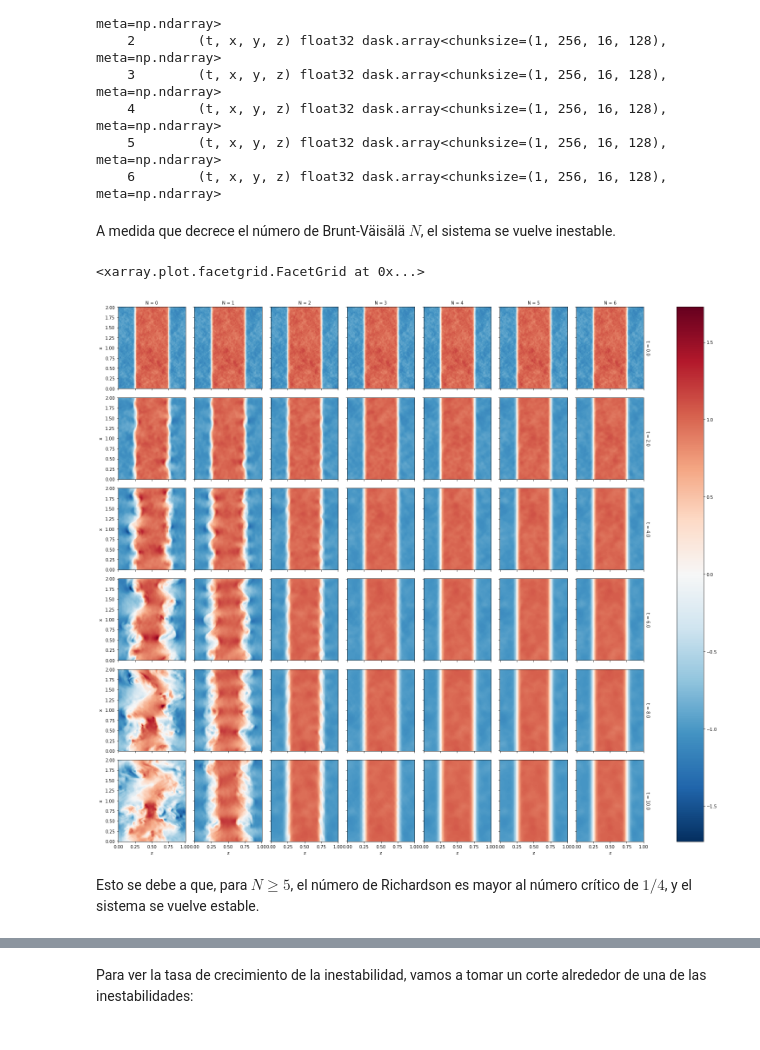
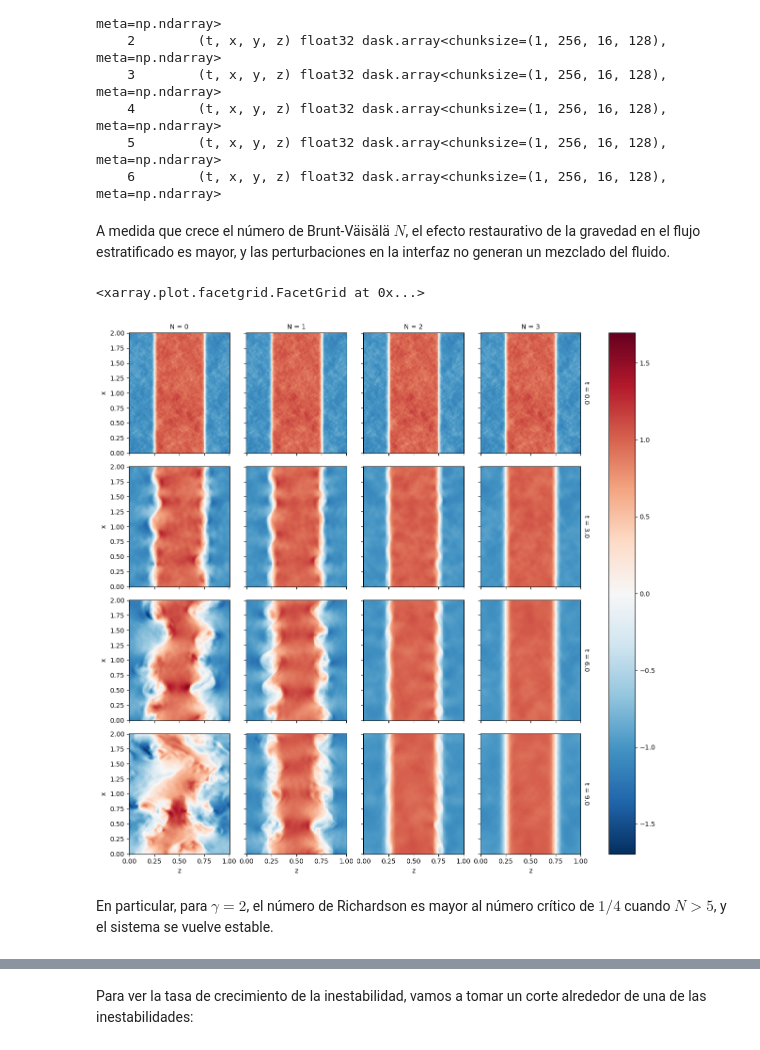
Before and after one commit to maurosilber/fluidos, a Jupyter notebook: guia3/problema3.ipynb, the cells around one changed output, grey strips where cells are left out. Saved outputs shown, nothing was run; the diff lists cells and outputs as text; code cells hidden in the pictures.

```diff
--- a/guia3/problema3.ipynb
+++ b/guia3/problema3.ipynb
@@ -20,6 +20,7 @@ import sympy
 import xarray
 from ghost_xarray import open_dataarray, open_dataset
 
+plt.rc("figure", dpi=100, figsize=(6, 3))
 path = Path("problema3/output")
 # %% [markdown]
 ### a)
@@ -274,18 +283,20 @@ Data variables:
     4        (t, x, y, z) float32 dask.array<chunksize=(1, 256, 16, 128), meta=np.ndarray>
     5        (t, x, y, z) float32 dask.array<chunksize=(1, 256, 16, 128), meta=np.ndarray>
     6        (t, x, y, z) float32 dask.array<chunksize=(1, 256, 16, 128), meta=np.ndarray>
-# %% [markdown]
-A medida que decrece el número de Brunt-Väisälä $N$,
-el sistema se vuelve inestable.
+# %% [markdown]
+A medida que crece el número de Brunt-Väisälä $N$,
+el efecto restaurativo de la gravedad en el flujo estratificado es mayor,
+y las perturbaciones en la interfaz no generan un mezclado del fluido.
 # %%
-data_N.isel(y=8).sel(t=slice(0, None, 4)).to_array("N").plot(col="N", row="t")
+data_N.to_array("N").isel(y=8, t=slice(0, None, 6), N=slice(0, 4)).plot(col="N", row="t")
 # %% [output]
 <xarray.plot.facetgrid.FacetGrid at 0x...>
-[figure, old version]
+[figure, new version]
 # %% [markdown]
-Esto se debe a que,
-para $N ≥ 5$,
-el número de Richardson es mayor al número crítico de $1/4$,
+En particular,
+para $\gamma = 2$,
+el número de Richardson es mayor al número crítico de $1/4$
+cuando $N > 5$,
 y el sistema se vuelve estable.
 # %%
 fig, ax = plt.subplots(figsize=(6, 3), dpi=100)
```
Also changed, not shown: parts of 11 cells of this notebook.
